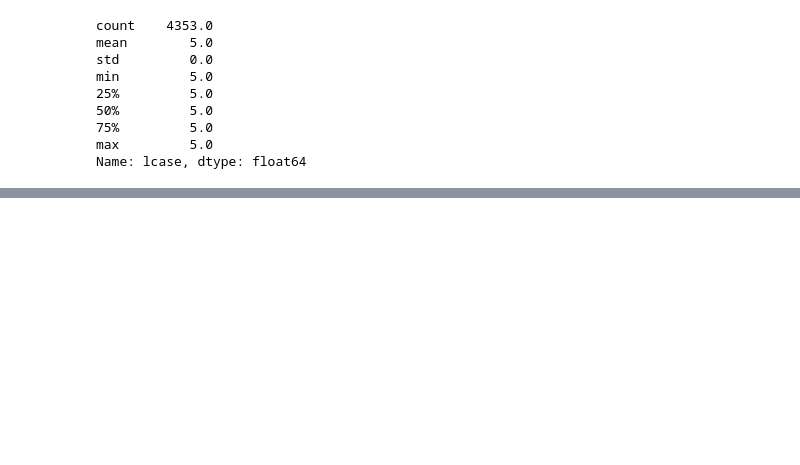
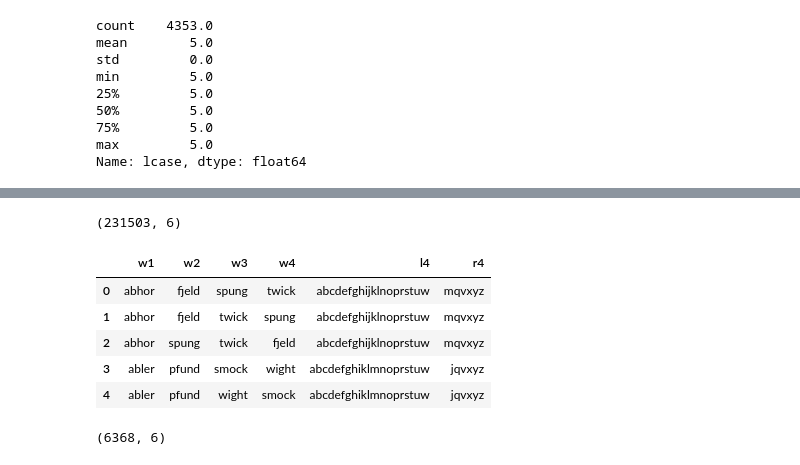
Before and after one commit to mike-babb/wordle_fun, a Jupyter notebook: five_groups_of_five_v4.ipynb, the cells around one changed output, grey strips where cells are left out. Saved outputs shown, nothing was run; the diff lists cells and outputs as text; code cells hidden in the pictures; blank space fills up the shorter version.

```diff
--- a/five_groups_of_five_v4.ipynb
+++ b/five_groups_of_five_v4.ipynb
@@ -136,0 +221,2 @@ def add_that_shit(m1, m2):
+# %%
+l3_df = pd.DataFrame(data = l3_df_list, columns = ['w1', 'w2', 'w3', 'l3', 'r3'])
@@ -136,0 +236,2 @@ def add_that_shit(m1, m2):
+# %%
+test_df = l3_df[['w1', 'w2', 'w3', 'l3', 'r3']].drop_duplicates(subset = ['l3', 'r3'] )
@@ -136,0 +251,47 @@ def add_that_shit(m1, m2):
+# %%
+level3_list = []
+l4_df_list = []
+for i_row, row in test_df.iterrows():
+
+    w1, w2, w3, l3, r3 = row
+
+    # existing letters
+    existing_id_list = []
+    for l in l3:
+        l_idx = letter_dict[l]
+        test_char_matrix = char_matrix[:, l_idx] == 1
+        # print(word_id_list[test_char_matrix])
+        existing_id_list.append(word_id_list[test_char_matrix])
+
+    #print(inclusive_id_list)
+    existing_id_list = np.concatenate(existing_id_list)
+
+    remainder_id_list = np.setdiff1d(word_id_list, existing_id_list)
+    if remainder_id_list.size > 0:
+        #print(l1, r1, outcome_ids.shape)
+        #level2_list.append([l1, r1, existing_id_list.shape[0], remainder_id_list.shape[0]])
+        #
+        # l1
+        # do this later - winnow down the set list sooner
+        # do this later - winnow down the set list sooner
+        r4_word_list = working_word_df.loc[working_word_df['word_id'].isin(remainder_id_list), 'lcase'].tolist()
+        # print(r3_word_list)
+        for r4_word in r4_word_list:
+            output = get_vowels(letters=l3, r_word = r4_word, min_vowel_count=1, existing_words=[w1, w2, w3])
+            if output:
+                l4_df_list.append(output)
+# %%
+l4_df = pd.DataFrame(data = l4_df_list, columns =  ['w1', 'w2', 'w3', 'w4', 'l4', 'r4'])
+# %%
+l4_df.shape
+# %% [output]
+(231503, 6)
+# %%
+l4_df.head()
+# %% [output]
+|  | w1 | w2 | w3 | w4 | l4 | r4 |
+| 0 | abhor | fjeld | spung | twick | abcdefghijklnoprstuw | mqvxyz |
+| 1 | abhor | fjeld | twick | spung | abcdefghijklnoprstuw | mqvxyz |
+| 2 | abhor | spung | twick | fjeld | abcdefghijklnoprstuw | mqvxyz |
+| 3 | abler | pfund | smock | wight | abcdefghiklmnoprstuw | jqvxyz |
+| 4 | abler | pfund | wight | smock | abcdefghiklmnoprstuw | jqvxyz |
@@ -136,0 +300,4 @@ def add_that_shit(m1, m2):
+# %%
+test_df.shape
+# %% [output]
+(6368, 6)
```
Also changed, not shown: parts of 75 cells of this notebook, 7 other files.
